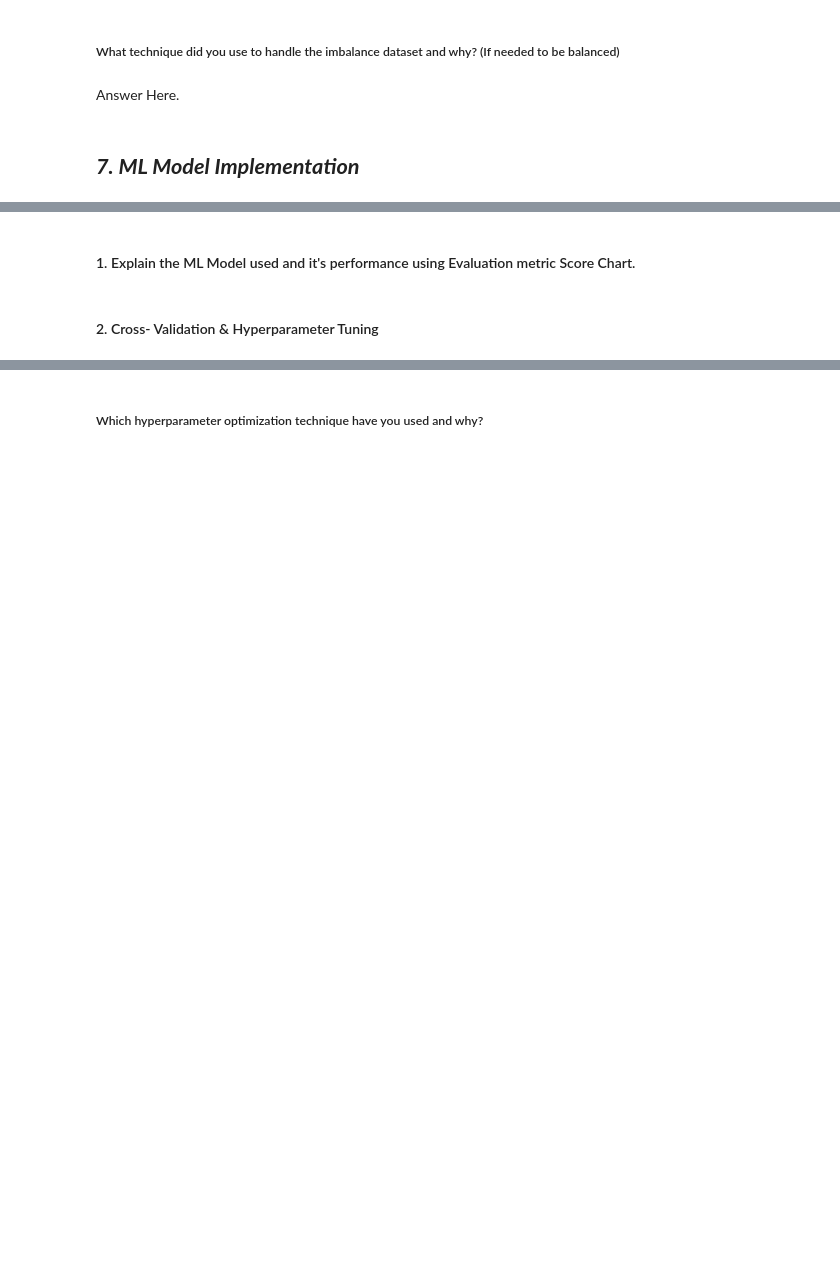
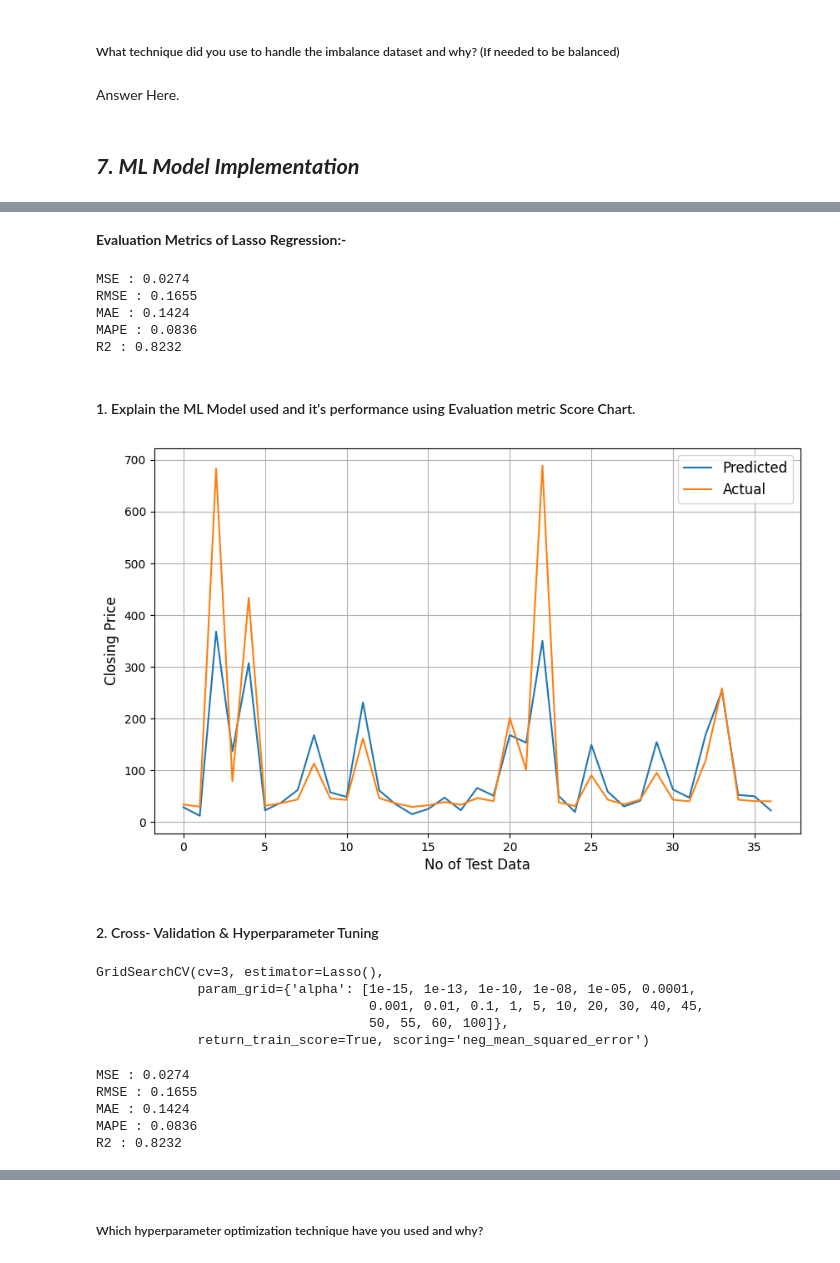
Before and after one commit to khalilkhan1111/Yes-Bank-Stock-Closing_Price_Prediction, a Jupyter notebook: Yes_Bank_Stock_Closing_Price_Prediction.ipynb, the cells around one changed output, grey strips where cells are left out. Cells and saved outputs as stored; diff of their text form; code cells hidden in the pictures; blank space fills up the shorter version.

```diff
--- a/Yes_Bank_Stock_Closing_Price_Prediction.ipynb
+++ b/Yes_Bank_Stock_Closing_Price_Prediction.ipynb
@@ -953,0 +974,3 @@ Answer Here.
+# %%
+lasso = Lasso(alpha=0.005, max_iter = 3000)
+lasso.fit(X_train, y_train)
@@ -953,0 +979,4 @@ Answer Here.
+# %%
+# prediction of train data
+y_pred_lasso = lasso.predict(X_test)
+y_pred_lasso
@@ -954,2 +1003,18 @@ Answer Here.
+# %% [markdown]
+**Evaluation Metrics of Lasso Regression:-**
+# %%
+# Test Performance of lasso regression model
+
+print("MSE :",round(mean_squared_error(y_test, y_pred_lasso), 4))
+print("RMSE :",round(math.sqrt(mean_squared_error(y_test, y_pred_lasso)),4))
+print("MAE :",round(mean_absolute_error(y_test, y_pred_lasso),4))
+print("MAPE :",round(mean_absolute_percentage_error(y_test, y_pred_lasso),4))
+print("R2 :",round(r2_score(y_test, y_pred_lasso), 4))
+# %% [output]
+MSE : 0.0274
+RMSE : 0.1655
+MAE : 0.1424
+MAPE : 0.0836
+R2 : 0.8232
 # %% [markdown]
 #### 1. Explain the ML Model used and it's performance using Evaluation metric Score Chart.
@@ -958,2 +1021,14 @@ Answer Here.
+# %%
+# Actual Price vs. Predicted Price for Lasso Regression Plotting
+# Actual price vs predicted price for lasso regression ploting
+plt.figure(figsize= (10,6))
+plt.plot(10**(np.array(y_test)))
+plt.plot(10**(y_pred_lasso))
+plt.legend(['Predicted', 'Actual'], fontsize = 12)
+plt.xlabel('No of Test Data', fontsize= 12)
+plt.ylabel('Closing Price', fontsize = 12)
+plt.grid()
+# %% [output]
+[figure, added]
 # %% [markdown]
 #### 2. Cross- Validation & Hyperparameter Tuning
@@ -965,0 +1035,25 @@ Answer Here.
+# %%
+lasso =Lasso()
+parameters ={'alpha': [1e-15, 1e-13,1e-10,1e-8,1e-5,1e-4,1e-3,1e-2,1e-1,1,5,10,20,30,40,45,50,55,60,100]}
+lasso_regressor = GridSearchCV(lasso, parameters,scoring = 'neg_mean_squared_error', cv = 3, return_train_score=True)
+lasso_regressor.fit(X_train, y_train)
+# %% [output]
+GridSearchCV(cv=3, estimator=Lasso(),
+             param_grid={'alpha': [1e-15, 1e-13, 1e-10, 1e-08, 1e-05, 0.0001,
+                                   0.001, 0.01, 0.1, 1, 5, 10, 20, 30, 40, 45,
+                                   50, 55, 60, 100]},
+             return_train_score=True, scoring='neg_mean_squared_error')
+# %%
+# Test performance
+
+print("MSE :", round(mean_squared_error(y_test, y_pred_lasso), 4))
+print("RMSE :", round(math.sqrt(mean_squared_error(y_test, y_pred_lasso)), 4))
+print("MAE :", round(mean_absolute_error(y_test, y_pred_lasso), 4))
+print("MAPE :",round(mean_absolute_percentage_error(y_test, y_pred_lasso), 4))
+print("R2 :",round(r2_score(y_test, y_pred_lasso), 4))
+# %% [output]
+MSE : 0.0274
+RMSE : 0.1655
+MAE : 0.1424
+MAPE : 0.0836
+R2 : 0.8232
```
Also changed, not shown: parts of 30 cells of this notebook.
